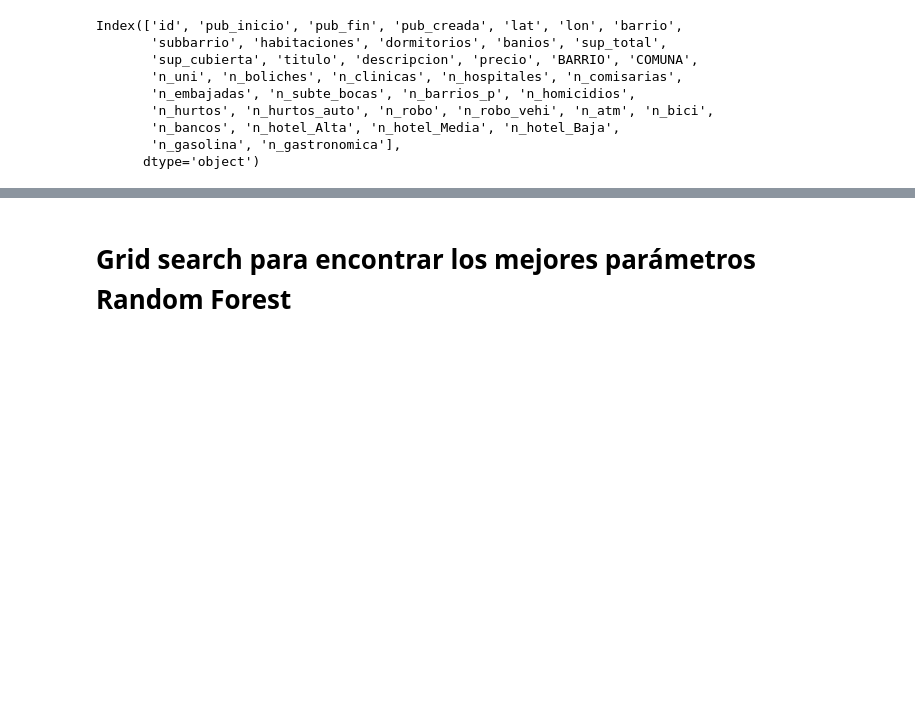
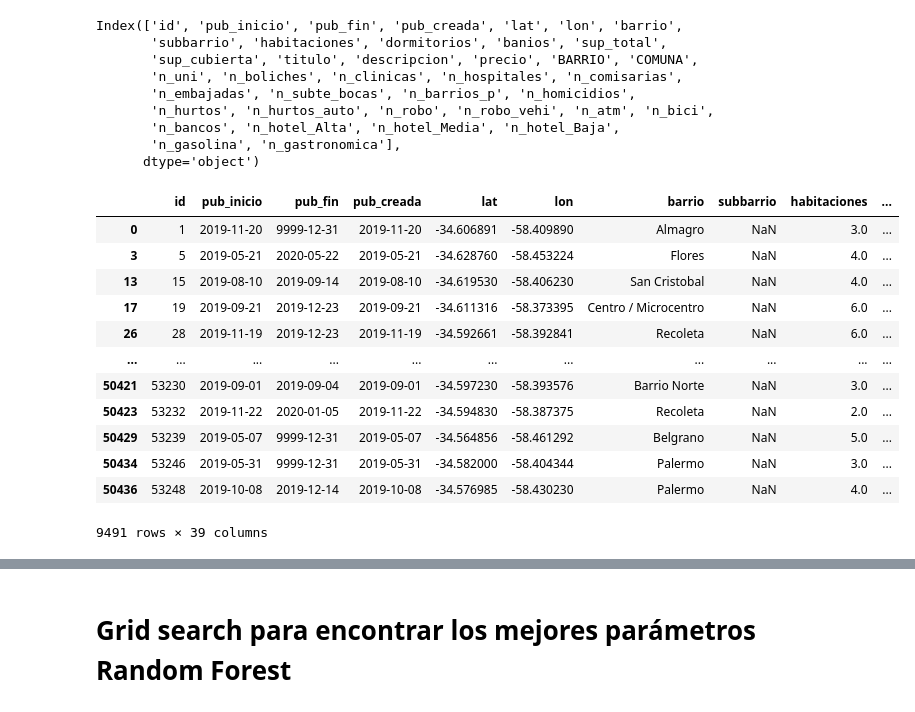
Before and after one commit to arielfaur/fmap-propiedades-kaggle, a Jupyter notebook: precio_propiedades_regresion.ipynb, the cells around one changed output, grey strips where cells are left out. Drawn from its saved outputs; the diff is of its cells as text; code cells hidden in the pictures; blank space fills up the shorter version.

```diff
--- a/precio_propiedades_regresion.ipynb
+++ b/precio_propiedades_regresion.ipynb
@@ -161,3 +216,20 @@ Index(['id', 'pub_inicio', 'pub_fin', 'pub_creada', 'lat', 'lon', 'barrio',
        'n_bancos', 'n_hotel_Alta', 'n_hotel_Media', 'n_hotel_Baja',
        'n_gasolina', 'n_gastronomica'],
       dtype='object')
+# %%
+# Outliers a eliminar
+df_train[(df_train.BARRIO=='puerto madero') | (df_train.sup_total > 100)]
+# %% [output]
+|  | id | pub_inicio | pub_fin | pub_creada | lat | lon | barrio | subbarrio | habitaciones | ... |
+| 0 | 1 | 2019-11-20 | 9999-12-31 | 2019-11-20 | -34.606891 | -58.409890 | Almagro | NaN | 3.0 | ... |
+| 3 | 5 | 2019-05-21 | 2020-05-22 | 2019-05-21 | -34.628760 | -58.453224 | Flores | NaN | 4.0 | ... |
+| 13 | 15 | 2019-08-10 | 2019-09-14 | 2019-08-10 | -34.619530 | -58.406230 | San Cristobal | NaN | 4.0 | ... |
+| 17 | 19 | 2019-09-21 | 2019-12-23 | 2019-09-21 | -34.611316 | -58.373395 | Centro / Microcentro | NaN | 6.0 | ... |
+| 26 | 28 | 2019-11-19 | 2019-12-23 | 2019-11-19 | -34.592661 | -58.392841 | Recoleta | NaN | 6.0 | ... |
+| ... | ... | ... | ... | ... | ... | ... | ... | ... | ... | ... |
+| 50421 | 53230 | 2019-09-01 | 2019-09-04 | 2019-09-01 | -34.597230 | -58.393576 | Barrio Norte | NaN | 3.0 | ... |
+| 50423 | 53232 | 2019-11-22 | 2020-01-05 | 2019-11-22 | -34.594830 | -58.387375 | Recoleta | NaN | 2.0 | ... |
+| 50429 | 53239 | 2019-05-07 | 9999-12-31 | 2019-05-07 | -34.564856 | -58.461292 | Belgrano | NaN | 5.0 | ... |
+| 50434 | 53246 | 2019-05-31 | 9999-12-31 | 2019-05-31 | -34.582000 | -58.404344 | Palermo | NaN | 3.0 | ... |
+| 50436 | 53248 | 2019-10-08 | 2019-12-14 | 2019-10-08 | -34.576985 | -58.430230 | Palermo | NaN | 4.0 | ... |
+9491 rows × 39 columns
```
Also changed, not shown: parts of 9 cells of this notebook.
